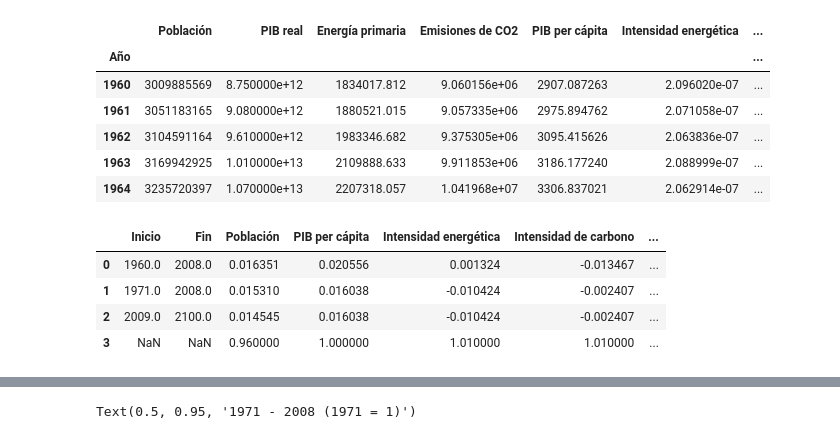
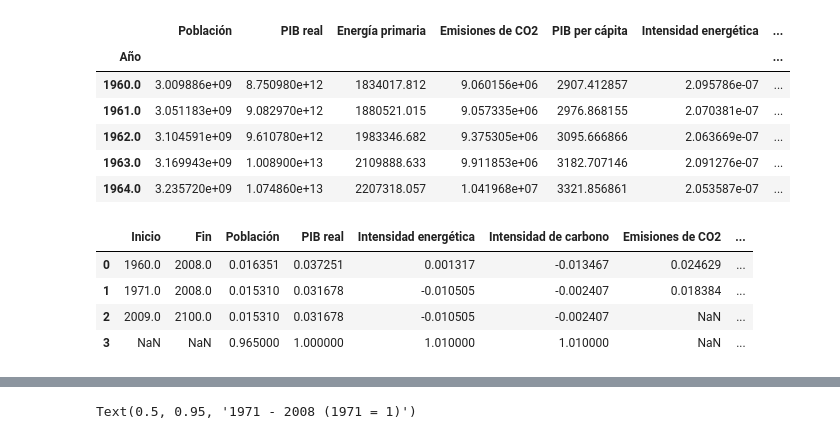
Before and after one commit to rodrigoms95/herramientas-climatico-22-1, a Jupyter notebook: code/Jupyter/KAYA.ipynb, the cells around one changed output, grey strips where cells are left out. Cells and saved outputs as stored; diff of their text form; code cells hidden in the pictures.

```diff
--- a/code/Jupyter/KAYA.ipynb
+++ b/code/Jupyter/KAYA.ipynb
@@ -8,20 +10,20 @@ import numpy as np
 from matplotlib import pyplot as plt
 # %%
-path = "../../datos/"
+path_d = "../../datos/"
 fname = "economic_indicators_1960_2008.csv"
 
 # Columnas para las tasas de crecimiento.
-col_t = ["Inicio", "Fin", "Población", "PIB per cápita",
+col_t = ["Inicio", "Fin", "Población", "PIB real",
     "Intensidad energética", "Intensidad de carbono",
     "Emisiones de CO2", "Emisiones KAYA"]
 
-datos = pd.read_csv(path + fname, index_col = "Año", skiprows = [1])
+datos = pd.read_csv(path_d + fname, index_col = "Año", skiprows = [1])
 
 # Columnas de los datos históricos.
 col_d = datos.columns
 
-# Se agregan los indicadores KAYA a los dato☼ históricos.
-datos[col_t[3]] = datos[col_d[1]] / datos[col_d[0]]
+# Se agregan los indicadores KAYA a los datos históricos.
+datos["PIB per cápita"] = datos[col_d[1]] / datos[col_d[0]]
 datos[col_t[4]] = datos[col_d[2]] / datos[col_d[1]]
 datos[col_t[5]] = datos[col_d[3]] / datos[col_d[2]]
 
@@ -32,11 +34,11 @@ datos.head()
 # %% [output]
 |  | Población | PIB real | Energía primaria | Emisiones de CO2 | PIB per cápita | Intensidad energética | ... |
 | Año |  |  |  |  |  |  | ... |
-| 1960 | 3009885569 | 8.750000e+12 | 1834017.812 | 9.060156e+06 | 2907.087263 | 2.096020e-07 | ... |
-| 1961 | 3051183165 | 9.080000e+12 | 1880521.015 | 9.057335e+06 | 2975.894762 | 2.071058e-07 | ... |
-| 1962 | 3104591164 | 9.610000e+12 | 1983346.682 | 9.375305e+06 | 3095.415626 | 2.063836e-07 | ... |
-| 1963 | 3169942925 | 1.010000e+13 | 2109888.633 | 9.911853e+06 | 3186.177240 | 2.088999e-07 | ... |
-| 1964 | 3235720397 | 1.070000e+13 | 2207318.057 | 1.041968e+07 | 3306.837021 | 2.062914e-07 | ... |
+| 1960.0 | 3.009886e+09 | 8.750980e+12 | 1834017.812 | 9.060156e+06 | 2907.412857 | 2.095786e-07 | ... |
+| 1961.0 | 3.051183e+09 | 9.082970e+12 | 1880521.015 | 9.057335e+06 | 2976.868155 | 2.070381e-07 | ... |
+| 1962.0 | 3.104591e+09 | 9.610780e+12 | 1983346.682 | 9.375305e+06 | 3095.666866 | 2.063669e-07 | ... |
+| 1963.0 | 3.169943e+09 | 1.008900e+13 | 2109888.633 | 9.911853e+06 | 3182.707146 | 2.091276e-07 | ... |
+| 1964.0 | 3.235720e+09 | 1.074860e+13 | 2207318.057 | 1.041968e+07 | 3321.856861 | 2.053587e-07 | ... |
 # %%
 # Tasas de crecimiento.
 # i =
@@ -58,40 +60,40 @@ tasa = pd.DataFrame(
 
 # Se llena la fecha de los periodos históricos.
 for i in range(0, tasa.shape[0] - 2):
     tasa.iat[i, 0] = periodos[i, 0]
     tasa.iat[i, 1] = periodos[i, 1]
 
 # Se calcula la tasa de crecimiento en el periodo dado.
 for i in range(2, tasa.shape[1] - 1):
     tasa.loc[0:1, col_t[i]] = (
         ( datos.loc[tasa.loc[0:1, col_t[1]], col_t[i]].array
         / datos.loc[tasa.loc[0:1, col_t[0]], col_t[i]].array )
         ** ( 1 /  ( tasa.iloc[:-2,1 ].array -
         tasa.iloc[:-2, 0].array + 1) ) - 1 )
 
 # Se establece la tasa de crecimiento futuro.
 i = tasa.shape[0] - 2
 tasa.loc[i] = [periodos[i, 0], periodos[i, 1],
-    tasa.iat[i - 1, 2] * 0.95, tasa.iat[i - 1, 3],
+    tasa.iat[i - 1, 2], tasa.iat[i - 1, 3],
     tasa.iat[i - 1, 4], tasa.iat[i - 1, 5], np.nan, 0]
 
 # Se establece la variación en la tasa de crecimiento.
 i = tasa.shape[0] - 1
-tasa.loc[i] = [np.nan, np.nan, 0.96, 1.00,
+tasa.loc[i] = [np.nan, np.nan, 0.965, 1.00,
     1.01, 1.01, np.nan, np.nan]
 
 # Se calcula la tasa de emisiones KAYA.
 for i in range(0, tasa.shape[0] - 1):
     tasa.iat[i, len(col_t) - 1] = (
         tasa.iloc[i, 2:(len(col_t) - 2)].sum())
 
 tasa.head()
 # %% [output]
-|  | Inicio | Fin | Población | PIB per cápita | Intensidad energética | Intensidad de carbono | ... |
-| 0 | 1960.0 | 2008.0 | 0.016351 | 0.020556 | 0.001324 | -0.013467 | ... |
-| 1 | 1971.0 | 2008.0 | 0.015310 | 0.016038 | -0.010424 | -0.002407 | ... |
-| 2 | 2009.0 | 2100.0 | 0.014545 | 0.016038 | -0.010424 | -0.002407 | ... |
-| 3 | NaN | NaN | 0.960000 | 1.000000 | 1.010000 | 1.010000 | ... |
+|  | Inicio | Fin | Población | PIB real | Intensidad energética | Intensidad de carbono | Emisiones de CO2 | ... |
+| 0 | 1960.0 | 2008.0 | 0.016351 | 0.037251 | 0.001317 | -0.013467 | 0.024629 | ... |
+| 1 | 1971.0 | 2008.0 | 0.015310 | 0.031678 | -0.010505 | -0.002407 | 0.018384 | ... |
+| 2 | 2009.0 | 2100.0 | 0.015310 | 0.031678 | -0.010505 | -0.002407 | NaN | ... |
+| 3 | NaN | NaN | 0.965000 | 1.000000 | 1.010000 | 1.010000 | NaN | ... |
 # %%
 # Se crea una DataFrame con el tamaño requerido para
 # los datos proyectados.
```
Also changed, not shown: parts of 10 cells of this notebook, 1 other file.
